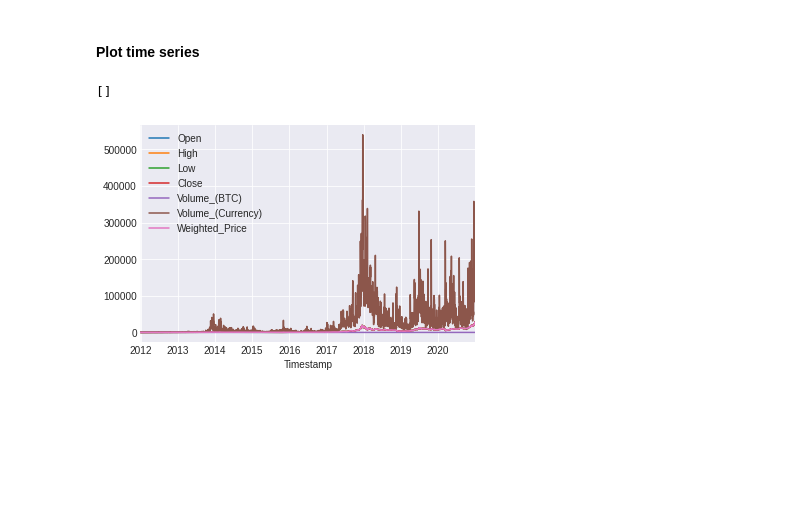
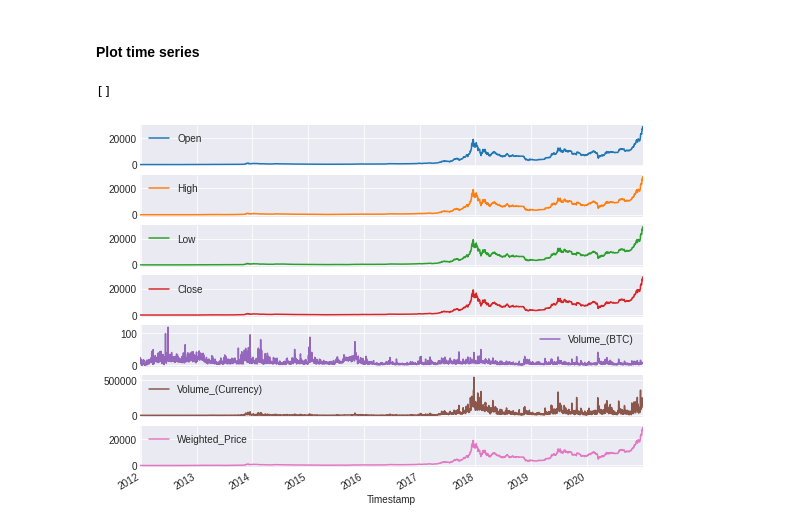
Before and after one commit to roldanpau/bitcoin, a Jupyter notebook: bitcoin.ipynb, the cells around one changed output. Cells and saved outputs as stored; diff of their text form; code cells hidden in the pictures; blank space fills up the shorter version.

Commit message:
plot time series

```diff
--- a/bitcoin.ipynb
+++ b/bitcoin.ipynb
@@ -57,9 +57,11 @@ Weighted_Price       0
 dtype: int64
 # %% [markdown]
 #### Plot time series
-# %%
-btc_daily.plot()
-plt.plot()
-# %% [output]
-[]
-[figure, removed]
+# %%
+#axes = opsd_daily[cols_plot].plot(marker='.', alpha=0.5, linestyle='None', figsize=(11, 9), subplots=True)
+
+btc_daily.plot(figsize=(9,7), subplots=True)
+plt.plot()
+# %% [output]
+[]
+[figure, added]
```
Also changed, not shown: parts of 1 cell of this notebook.
